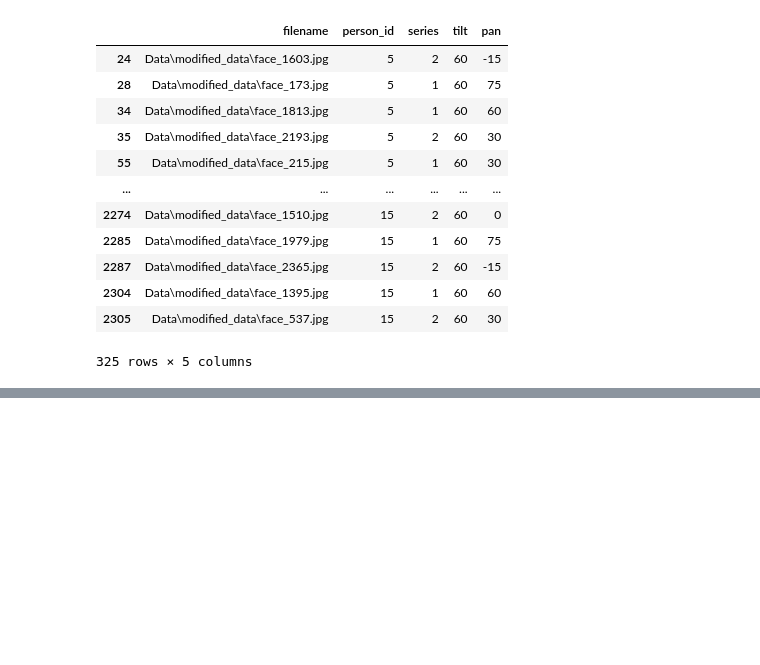
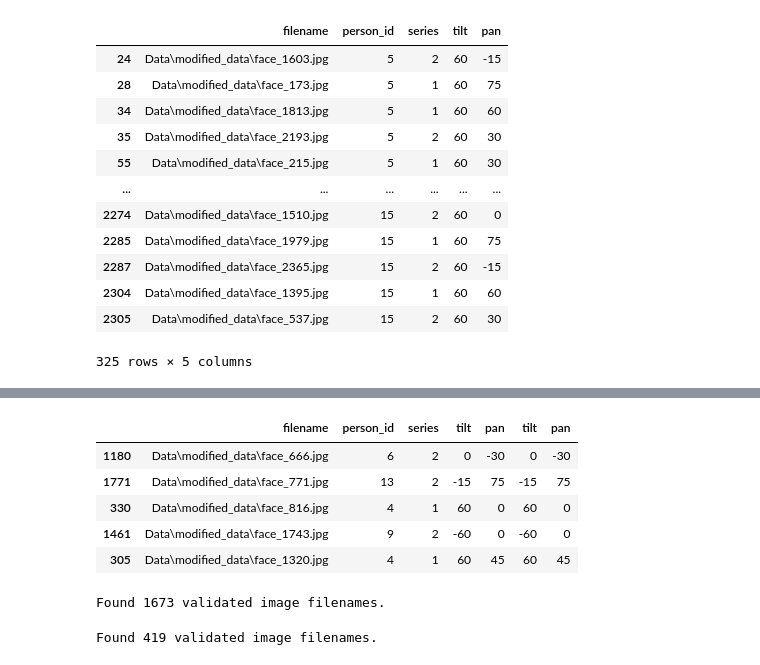
Before and after one commit to Akshay1210/face-orientation-NN, a Jupyter notebook: Untitled1.ipynb, the cells around one changed output, grey strips where cells are left out. Drawn from its saved outputs; the diff is of its cells as text; code cells hidden in the pictures; blank space fills up the shorter version.

```diff
--- a/Untitled1.ipynb
+++ b/Untitled1.ipynb
@@ -119,0 +204,9 @@ raw_train.loc[raw_train['tilt']==60]
+# %%
+train_df.head()
+# %% [output]
+|  | filename | person_id | series | tilt | pan | tilt | pan |
+| 1180 | Data\modified_data\face_666.jpg | 6 | 2 | 0 | -30 | 0 | -30 |
+| 1771 | Data\modified_data\face_771.jpg | 13 | 2 | -15 | 75 | -15 | 75 |
+| 330 | Data\modified_data\face_816.jpg | 4 | 1 | 60 | 0 | 60 | 0 |
+| 1461 | Data\modified_data\face_1743.jpg | 9 | 2 | -60 | 0 | -60 | 0 |
+| 305 | Data\modified_data\face_1320.jpg | 4 | 1 | 60 | 45 | 60 | 45 |
@@ -119,0 +217,26 @@ raw_train.loc[raw_train['tilt']==60]
+# %%
+batch_size = 32
+train_generator = train_datagen.flow_from_dataframe(
+    dataframe=train_df,
+    directory='./',
+    x_col="filename",
+    y_col=["tilt","pan"],
+    target_size=(24, 32),
+    batch_size=batch_size,
+    color_mode="grayscale",
+    class_mode='raw')
+# %% [output]
+Found 1673 validated image filenames.
+# %%
+batch_size = 32
+validation_generator = val_datagen.flow_from_dataframe(
+    dataframe=val_df,
+    directory='./',
+    x_col="filename",
+    y_col=["tilt","pan"],
+    target_size=(24, 32),
+    batch_size=batch_size,
+    color_mode="grayscale",
+    class_mode='raw')
+# %% [output]
+Found 419 validated image filenames.
```
Also changed, not shown: parts of 24 cells of this notebook, 3 other files.
